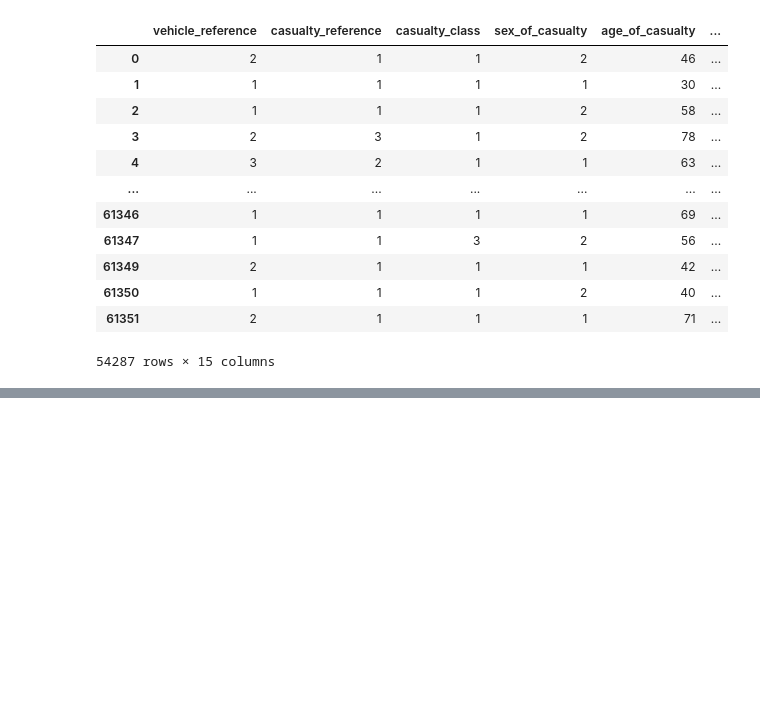
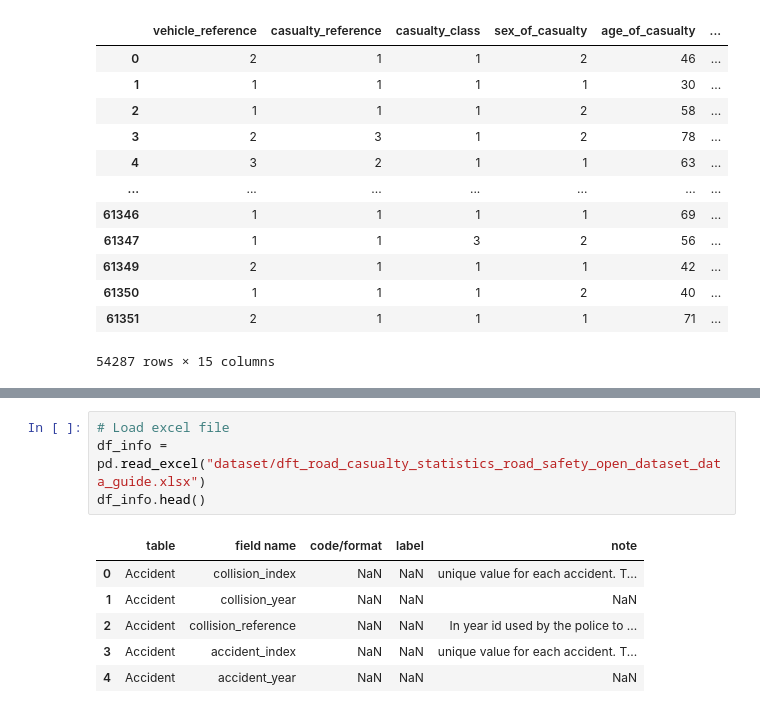
Before and after one commit to hsmmi/road-casualty-statistics, a Jupyter notebook: main.ipynb, the cells around one changed output, grey strips where cells are left out. Cells and saved outputs as stored; diff of their text form; blank space fills up the shorter version.

```diff
--- a/main.ipynb
+++ b/main.ipynb
@@ -141,0 +163,11 @@ df
+# %%
+# Load excel file
+df_info = pd.read_excel("dataset/dft_road_casualty_statistics_road_safety_open_dataset_data_guide.xlsx")
+df_info.head()
+# %% [output]
+|  | table | field name | code/format | label | note |
+| 0 | Accident | collision_index | NaN | NaN | unique value for each accident. T... |
+| 1 | Accident | collision_year | NaN | NaN | NaN |
+| 2 | Accident | collision_reference | NaN | NaN | In year id used by the police to ... |
+| 3 | Accident | accident_index | NaN | NaN | unique value for each accident. T... |
+| 4 | Accident | accident_year | NaN | NaN | NaN |
```
Also changed, not shown: parts of 4 cells of this notebook.
